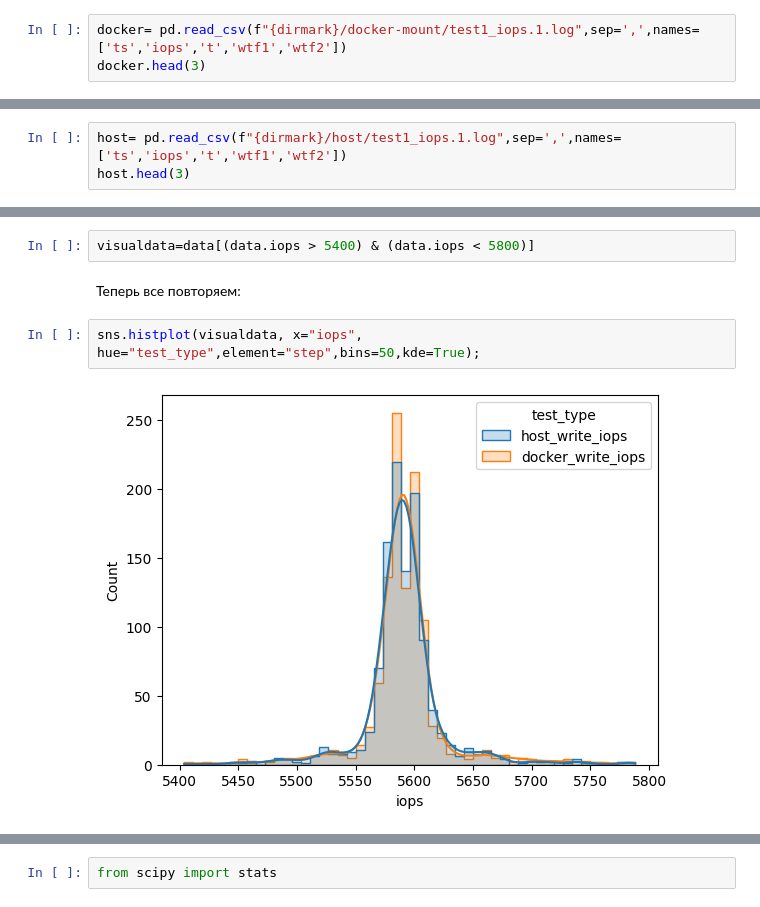
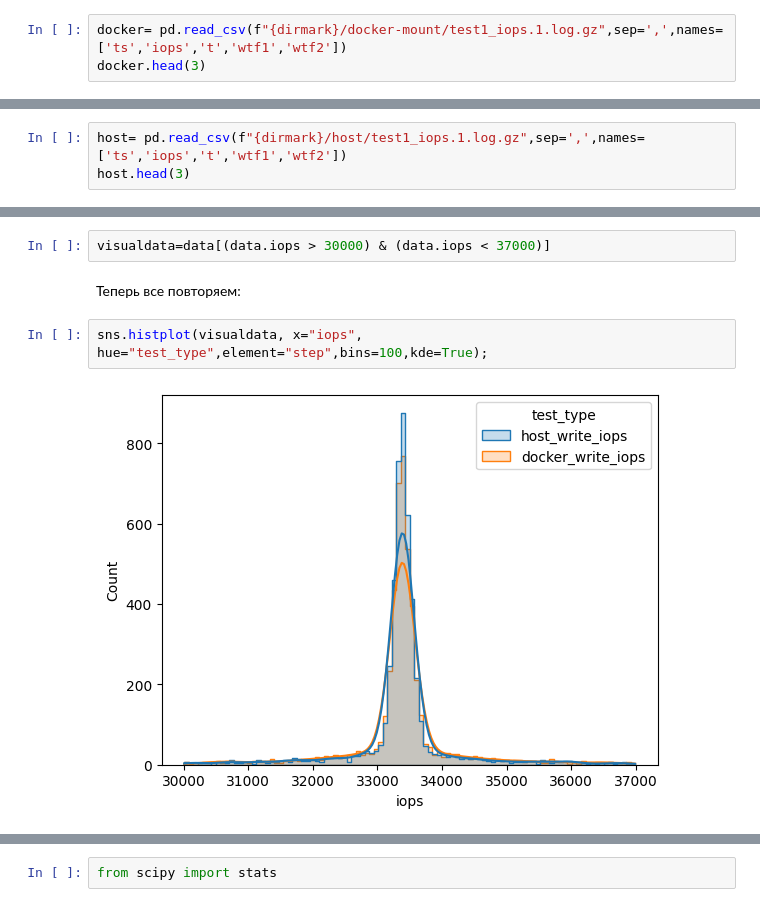
Before and after one commit to pavlozt/research, a Jupyter notebook: docker-volumes/docker_vs_host-non-replicated.ipynb, the cells around one changed output, grey strips where cells are left out. Drawn from its saved outputs; the diff is of its cells as text.

```diff
--- a/docker-volumes/docker_vs_host-non-replicated.ipynb
+++ b/docker-volumes/docker_vs_host-non-replicated.ipynb
@@ -34,5 +43,5 @@ dirmark='./network-ssd-nonreplicated'
 # %%
-docker= pd.read_csv(f"{dirmark}/docker-mount/test1_iops.1.log",sep=',',names=['ts','iops','t','wtf1','wtf2'])
+docker= pd.read_csv(f"{dirmark}/docker-mount/test1_iops.1.log.gz",sep=',',names=['ts','iops','t','wtf1','wtf2'])
 docker.head(3)
 # %% [output]
 |  | ts | iops | t | wtf1 | wtf2 |
@@ -43,7 +52,7 @@ docker.head(3)
 docker_read_iops=docker[docker.t==0][['iops']]
 docker_write_iops=docker[docker.t==1][['iops']]
 # %%
-host= pd.read_csv(f"{dirmark}/host/test1_iops.1.log",sep=',',names=['ts','iops','t','wtf1','wtf2'])
+host= pd.read_csv(f"{dirmark}/host/test1_iops.1.log.gz",sep=',',names=['ts','iops','t','wtf1','wtf2'])
 host.head(3)
 # %% [output]
 |  | ts | iops | t | wtf1 | wtf2 |
@@ -167,13 +182,13 @@ sns.boxplot(data=data, x="test_type", y="iops");
 Самый простой способ - обрезать выбросы.
 Так же отрисуем этот ограниченный набор данных, чтобы оценить форму распределения визуально.
 # %%
-visualdata=data[(data.iops > 5400) & (data.iops < 5800)]
+visualdata=data[(data.iops > 30000) & (data.iops < 37000)]
 # %% [markdown]
 Теперь все повторяем:
 # %%
-sns.histplot(visualdata, x="iops", hue="test_type",element="step",bins=50,kde=True);
+sns.histplot(visualdata, x="iops", hue="test_type",element="step",bins=100,kde=True);
 # %% [output]
-[figure, old version]
+[figure, new version]
 # %%
 sns.boxplot(data=visualdata, x="test_type", y="iops");
 # %% [output]
```
Also changed, not shown: parts of 35 cells of this notebook, 14 other files.
